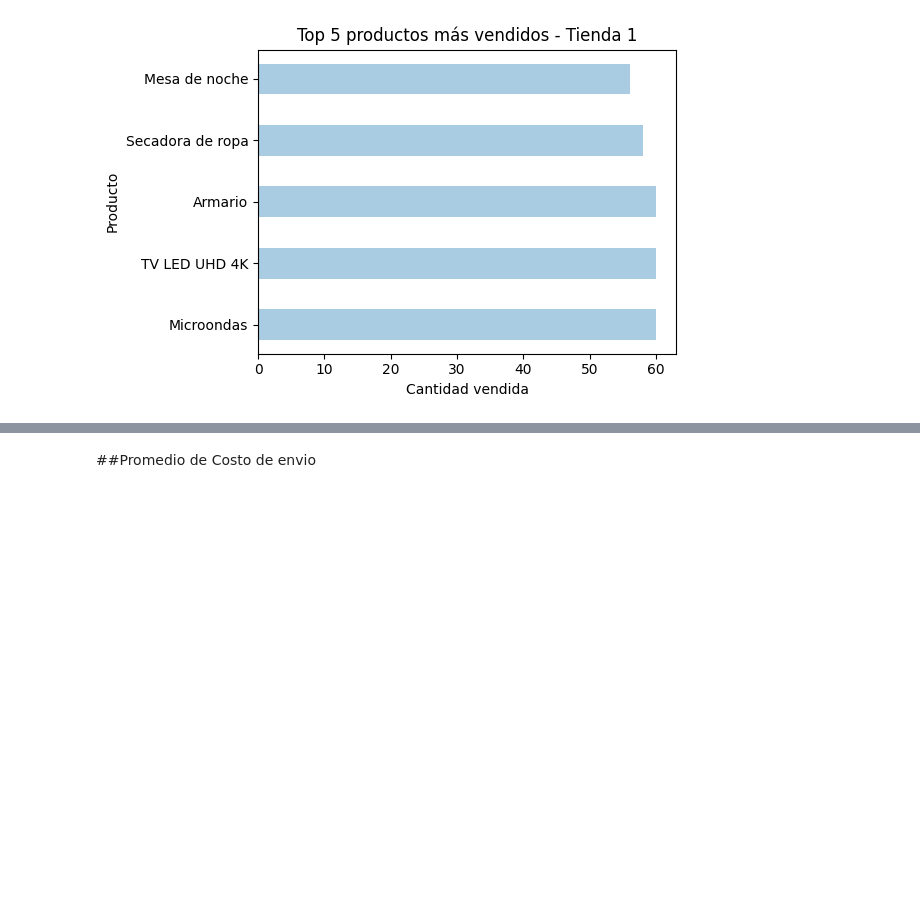
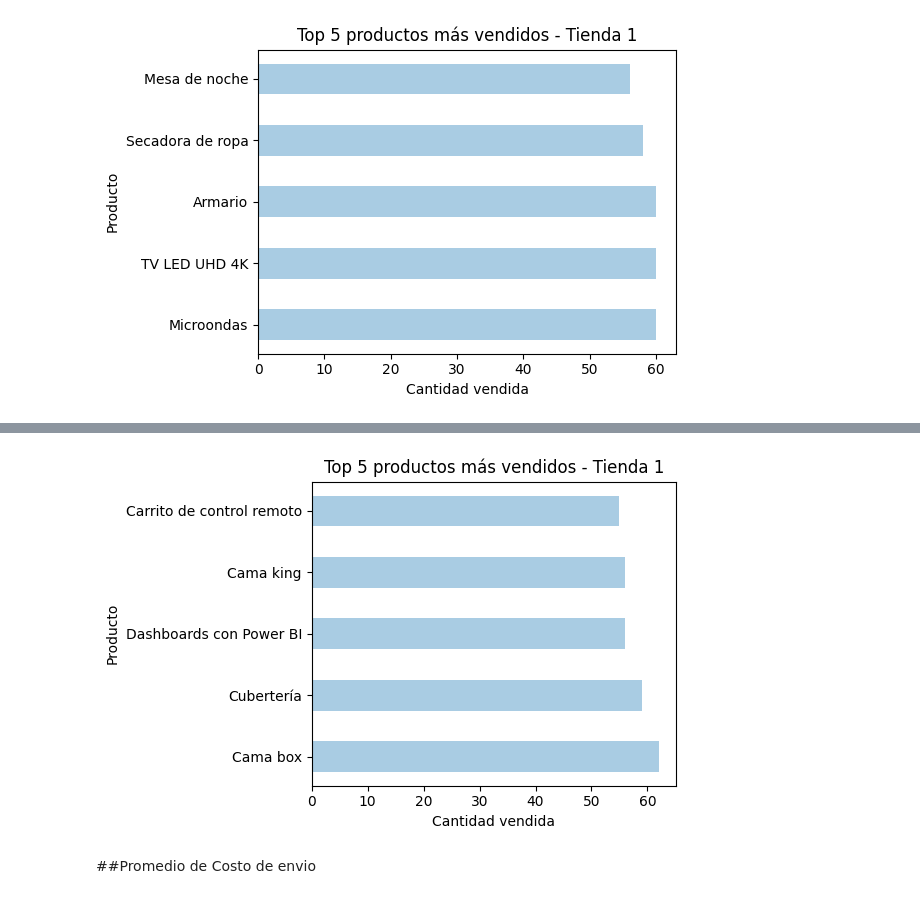
Before and after one commit to daNizaparedesdenis-arch/ChallengeAluraStoreG9, a Jupyter notebook: AluraStoreLatam.ipynb, the cells around one changed output, grey strips where cells are left out. Cells and saved outputs as stored; diff of their text form; code cells hidden in the pictures; blank space fills up the shorter version.

```diff
--- a/AluraStoreLatam.ipynb
+++ b/AluraStoreLatam.ipynb
@@ -443,2 +545,14 @@ plt.show()
+# %%
+producto_mas_vendido_tienda4 = tienda4_depurada["Producto"].value_counts().head(5)
+
+plt.figure(figsize=(6,4))
+plt.barh(producto_mas_vendido_tienda4.index, producto_mas_vendido_tienda4.values, height=0.5, color='#A9CCE3')
+plt.title("Top 5 productos más vendidos - Tienda 1")
+plt.xlabel("Cantidad vendida")
+plt.ylabel("Producto")
+plt.tight_layout()
+plt.show()
+# %% [output]
+[figure, added]
 # %% [markdown]
 ##Promedio de Costo de envio
```
Also changed, not shown: parts of 47 cells of this notebook.
